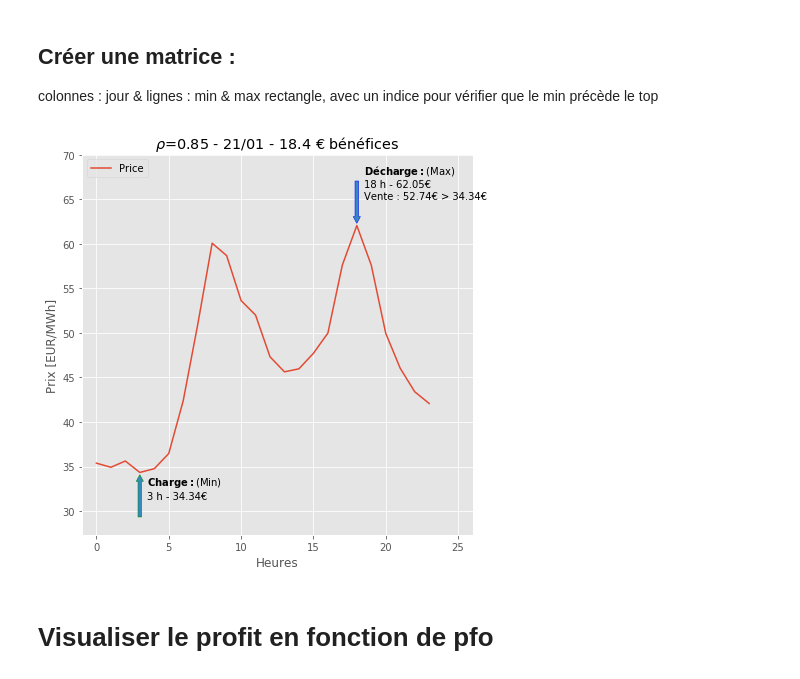
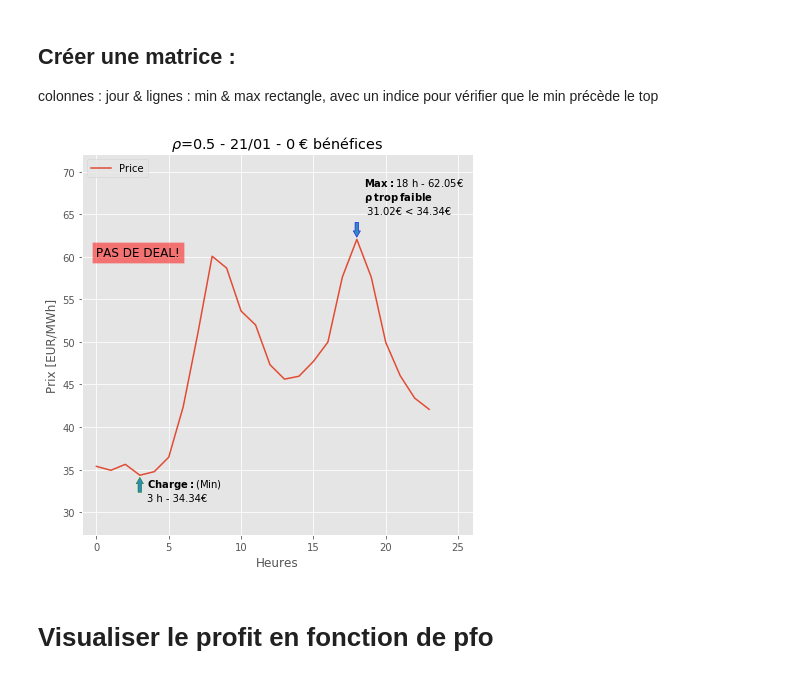
Before and after one commit to keyserwood/TEECO, a Jupyter notebook: 1.1-er-deal_with_storage.ipynb, the cells around one changed output. Cells and saved outputs as stored; diff of their text form; code cells hidden in the pictures.

Commit message:
Add dispatch curve

```diff
--- a/1.1-er-deal_with_storage.ipynb
+++ b/1.1-er-deal_with_storage.ipynb
@@ -97,30 +97,42 @@ def calc_profit(df,mat,pho=0.8):
 def plot_min_max(df,i,rho = 1):
     plt.figure(figsize=(7,7))
     df[df.Day==i]['Price'].reset_index(drop=True).plot()
+    # Find min & max
     id_min,id_max,min_price,max_price = find_min_max(df,i)
+    # Figure size
     plt.xlabel('Heures')
     plt.ylabel('Prix [EUR/MWh]')
-    plt.ylim(min_price-7,max_price+8)
+    plt.ylim(min_price-7,max_price+10)
     plt.xlim(-1,26)
-    # Minimum
-    plt.arrow(id_min,min_price-5,0,4,head_width =0.5,width=0.25,ec="green")
-    plt.text(id_min+0.5,min_price-3,r'$\bf{Charge :}$'+f'(Min)\n{id_min} h - {min_price}€')
+    # Different plot depending on profit
+    profit = round(rho*max_price-min_price,2)
+    if profit <= 0:
+        # No sell - Sell price below buy price
+        plt.text(id_min+0.5,min_price-3,r'$\bf{Charge :}$'+f'(Min)\n{id_min} h - {min_price}€')
+        plt.text(id_max+0.5,max_price+3,r'$\bf{Max :}$'+f'{id_max} h - {max_price}€\n'+r'$\bf{\rho\: trop\: faible}$'+f'\n {round(max_price*rho,2)}€ < {min_price}€')
+        profit = 0
+        # Minimum
+        plt.arrow(id_min,min_price-2,0,1,head_width =0.5,width=0.25,ec="green")
     # Maximum
-    plt.arrow(id_max,max_price+5,0,-4,head_width =0.5,width=0.25,ec="blue")
-    profit = round(rho*max_price-min_price,2)
-    if profit <=0:
-        plt.text(id_max+0.5,max_price+3,r'$\bf{Décharge :}$'+f'(Max)\n{id_max} h - {max_price}€\nPas de vente:\n {round(max_price*rho,2)}€ < {min_price}€')
-        profit = 0
+        plt.arrow(id_max,max_price+2,0,-1,head_width =0.5,width=0.25,ec="blue")
+        plt.text(0,max_price-2,'PAS DE DEAL!',fontsize=12,bbox=dict(facecolor='r', alpha=0.5))
+
+
     else :
+        plt.text(id_min+0.5,min_price-3,r'$\bf{Charge :}$'+f'(Min)\n{id_min} h - {min_price}€')
+        plt.arrow(id_min,min_price-5,0,4,head_width =0.5,width=0.25,ec="green")
+        # Maximum
+        plt.arrow(id_max,max_price+5,0,-4,head_width =0.5,width=0.25,ec="blue")
         plt.text(id_max+0.5,max_price+3,r'$\bf{Décharge :}$'+f'(Max)\n{id_max} h - {max_price}€\nVente : {round(max_price*rho,2)}€ > {min_price}€')
+        plt.text(0,max_price-2,'Achat/Revente !',fontsize=12,bbox=dict(facecolor='g', alpha=0.5))
 
     plt.legend(loc='upper left')
     plt.title(r'$\rho$'+f'={rho} - {i+1}/01 - {profit} € bénéfices')
     plt.show()
 # %%
-plot_min_max(df,20,0.85)
+plot_min_max(df,20,0.5)
 # %% [output]
-[figure, old version]
+[figure, new version]
 # %% [markdown]
 # Visualiser le profit en fonction de pfo
 # %%
```
Also changed, not shown: parts of 2 cells of this notebook, 5 other files.
